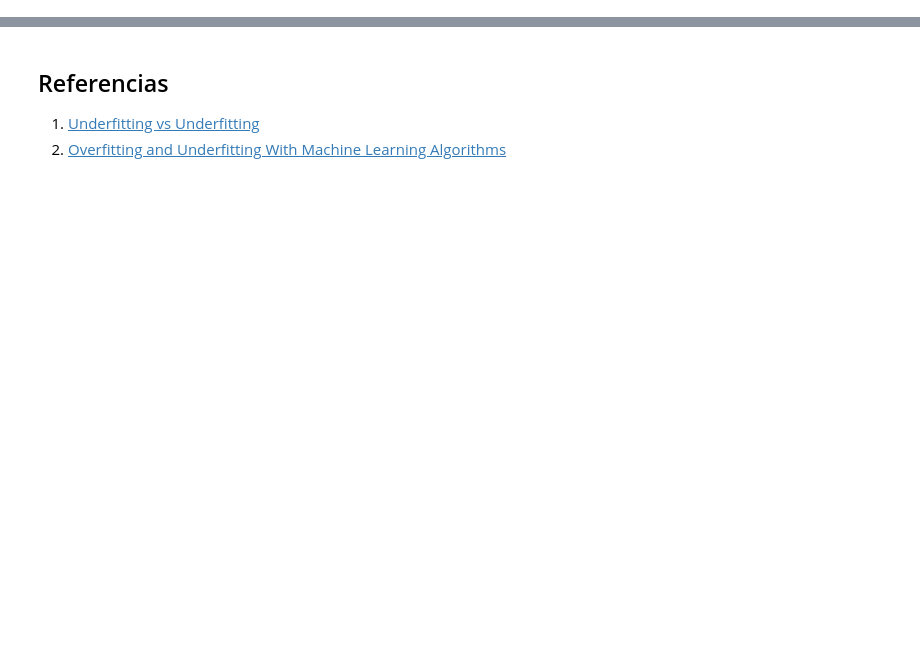
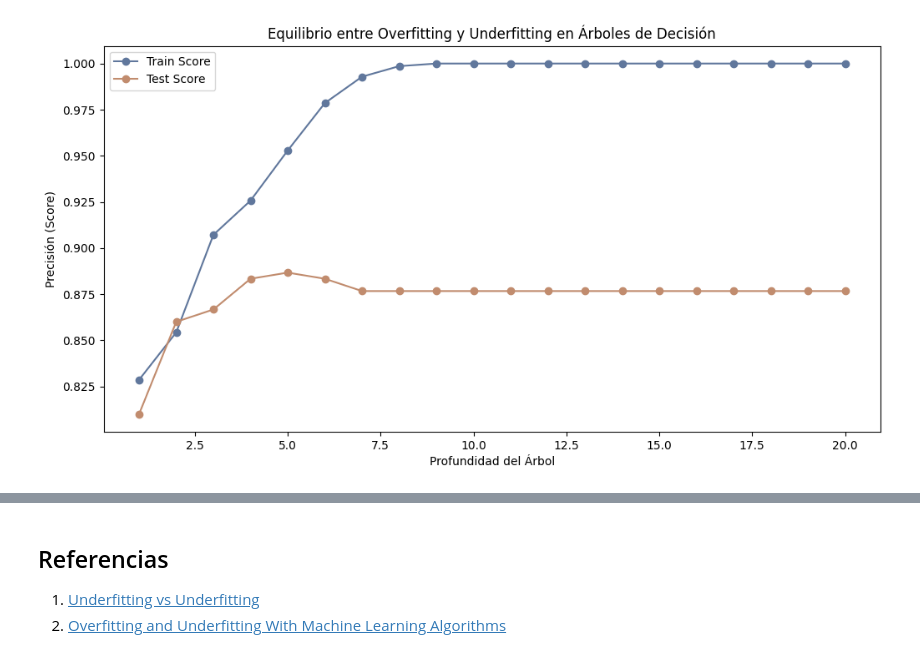
Before and after one commit to fralfaro/MAT281_2024, a Jupyter notebook: docs/lectures/machine_learning/over_01.ipynb, the cells around one changed output, grey strips where cells are left out. Saved outputs shown, nothing was run; the diff lists cells and outputs as text; code cells hidden in the pictures; blank space fills up the shorter version.

```diff
--- a/docs/lectures/machine_learning/over_01.ipynb
+++ b/docs/lectures/machine_learning/over_01.ipynb
@@ -218,0 +104,36 @@ plt.show()
+# %%
+# Librerías
+from sklearn.datasets import make_classification
+from sklearn.tree import DecisionTreeClassifier
+from sklearn.model_selection import train_test_split
+import matplotlib.pyplot as plt
+import pandas as pd
+
+# Generar conjunto de datos
+X, y = make_classification(n_samples=1000, n_features=10, n_informative=5, n_redundant=5, random_state=42)
+
+# Dividir el conjunto de datos en entrenamiento y prueba
+x_train, x_test, y_train, y_test = train_test_split(X, y, test_size=0.3, random_state=42)
+
+# Evaluar modelos con diferentes profundidades
+train_scores = []
+test_scores = []
+depths = range(1, 21)
+
+for depth in depths:
+    model = DecisionTreeClassifier(max_depth=depth, random_state=42)
+    model.fit(x_train, y_train)
+    train_scores.append(model.score(x_train, y_train))
+    test_scores.append(model.score(x_test, y_test))
+
+# Graficar resultados
+plt.figure(figsize=(12, 6))
+plt.plot(depths, train_scores, label='Train Score', marker='o')
+plt.plot(depths, test_scores, label='Test Score', marker='o')
+plt.xlabel("Profundidad del Árbol")
+plt.ylabel("Precisión (Score)")
+plt.title("Equilibrio entre Overfitting y Underfitting en Árboles de Decisión")
+plt.legend()
+plt.show()
+# %% [output]
+[figure, added]
```
Also changed, not shown: parts of 26 cells of this notebook, 3 other files.
